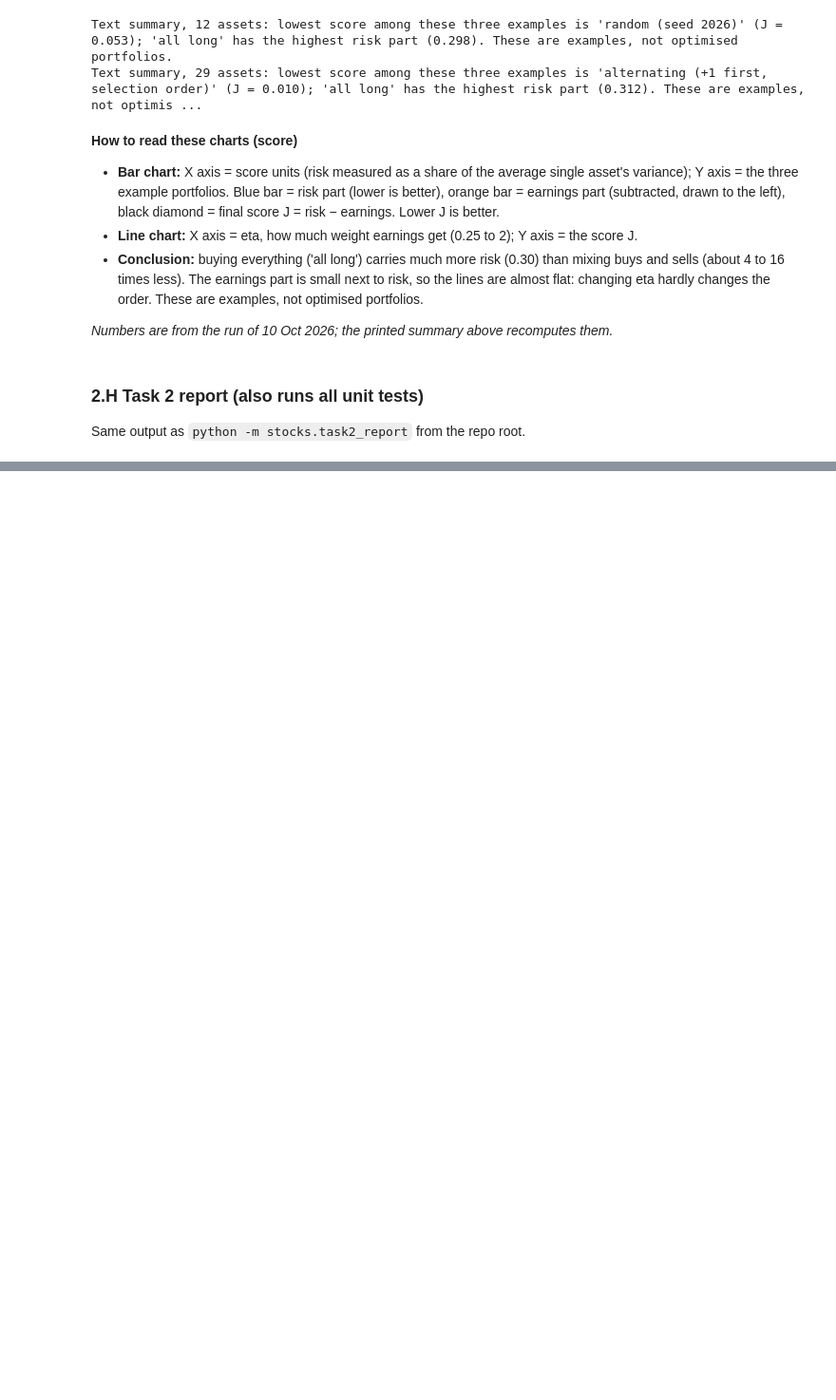
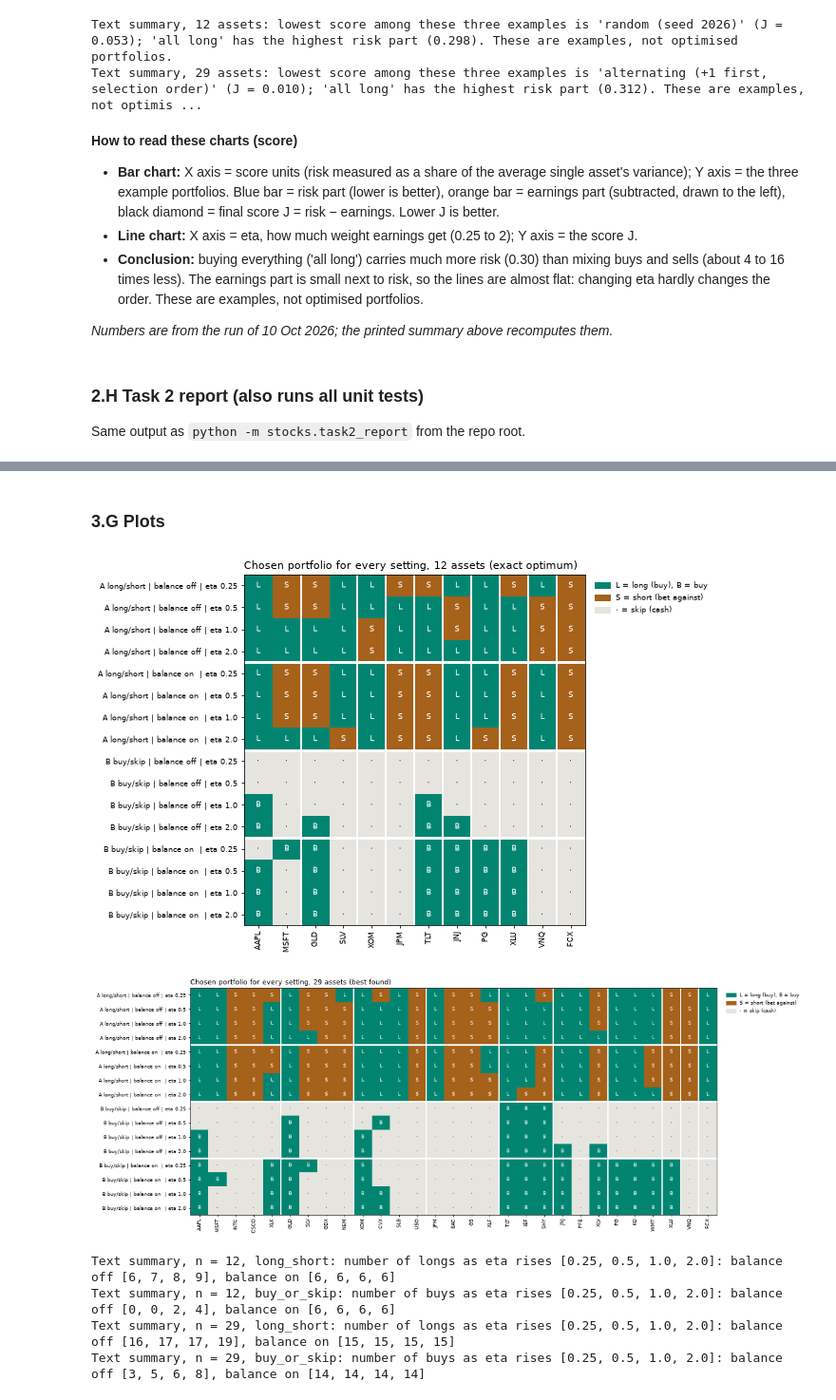
Before and after one commit to Oussema-t/zollerqu-qollab, a Jupyter notebook: stocks/stock_idea_ZollerQu.ipynb, the cells around one changed output, grey strips where cells are left out. Shown at 95% size. Cells and saved outputs as stored; diff of their text form; code cells hidden in the pictures; blank space fills up the shorter version.

Commit message:
feat(stocks): Ising encoding, exact and classical baselines
Co-Authored-By: Claude Opus 5.5 <noreply@anthropic.com>

```diff
--- a/stocks/stock_idea_ZollerQu.ipynb
+++ b/stocks/stock_idea_ZollerQu.ipynb
@@ -1099,0 +1360,19 @@ RESULT: PASS
+# %%
+for n in RUN_SIZES:
+    setup, frame = setups3[n], result_frame(n)
+    b, e = setup["benchmark_metrics"], setup["equal_weight_metrics"]
+    print(f"n = {n}, test weeks {len(setup['test_assets'])}. Context: SPY {100 * b['mean']:+.3f} %/week, volatility "
+          f"{100 * b['volatility']:.2f} %, worst week {100 * b['worst_week']:+.1f} %; equal-weight long-only "
+          f"{100 * e['mean']:+.3f} %/week, volatility {100 * e['volatility']:.2f} %, worst week {100 * e['worst_week']:+.1f} %")
+    table = pd.DataFrame({
+        "mean return (%/week)": [100 * t["mean"] for t in frame["test"]],
+        "volatility (%/week)": [100 * t["volatility"] for t in frame["test"]],
+        "worst week (%)": [100 * t["worst_week"] for t in frame["test"]],
+        "exposure": [t["exposure"] for t in frame["test"]],
+        "corr with SPY": [np.nan if t["corr_benchmark"] is None else t["corr_benchmark"] for t in frame["test"]],
+        "percentile: mean": frame["test_percentile_mean"], "percentile: volatility": frame["test_percentile_volatility"],
+        "random median mean (%)": 100 * frame["random_mean_median"],
+        "random median vol (%)": 100 * frame["random_volatility_median"],
+    }, index=frame.index)
+    with pd.option_context("display.float_format", "{:.3f}".format):
+        display(table)
@@ -1099,0 +1418,52 @@ RESULT: PASS
+# %% [markdown]
+### 3.G Plots
+# %%
+from matplotlib.colors import ListedColormap
+from matplotlib.patches import Patch
+
+SHORT, SKIP, PLUS = 0, 1, 2
+state_colors = ListedColormap([BROWN, "#e5e4df", TEAL])
+for n in RUN_SIZES:
+    tickers = setups3[n]["tickers"]
+    order = [t for t in kaggle_data.TICKERS if t in tickers]
+    idx = [tickers.index(t) for t in order]
+    codes, letters, labels = [], [], []
+    for r in results3[n]:
+        spins = np.array(r["spins"])[idx]
+        long_short = r["mode"] == ising.MODE_LONG_SHORT
+        codes.append(np.where(spins > 0, PLUS, SHORT if long_short else SKIP))
+        letters.append([("L" if long_short else "B") if v > 0 else ("S" if long_short else "·") for v in spins])
+        labels.append(f"{'A long/short' if long_short else 'B buy/skip'} | balance {'on ' if r['balance'] else 'off'} | eta {r['eta']}")
+    fig, ax = plt.subplots(figsize=(0.42 * n + 4.5, 6.2))
+    ax.imshow(np.array(codes), cmap=state_colors, vmin=0, vmax=2, aspect="auto")
+    for row, line in enumerate(letters):
+        for col, letter in enumerate(line):
+            ax.text(col, row, letter, ha="center", va="center", fontsize=8,
+                    color="black" if codes[row][col] == SKIP else "white")
+    ax.set_xticks(range(n), order, rotation=90, fontsize=8)
+    ax.set_yticks(range(len(labels)), labels, fontsize=8)
+    in_order = [kaggle_data.GROUP_OF[t] for t in order]
+    for k in range(1, n):
+        if in_order[k] != in_order[k - 1]:
+            ax.axvline(k - 0.5, color="white", linewidth=2)
+    for k in range(4, len(labels), 4):
+        ax.axhline(k - 0.5, color="white", linewidth=3)
+    kind = "exact optimum" if results3[n][0]["n_optimal"] is not None else "best found"
+    ax.set_title(f"Chosen portfolio for every setting, {n} assets ({kind})", loc="left", fontsize=11)
+    ax.legend(handles=[Patch(color=TEAL, label="L = long (buy), B = buy"), Patch(color=BROWN, label="S = short (bet against)"),
+                       Patch(color="#e5e4df", label="· = skip (cash)")], loc="upper left", bbox_to_anchor=(1.01, 1), frameon=False, fontsize=8)
+    fig.tight_layout()
+    plt.show()
+
+for n in RUN_SIZES:
+    for mode, plus in ((ising.MODE_LONG_SHORT, "longs"), (ising.MODE_BUY_OR_SKIP, "buys")):
+        counts = {bal: [r["n_plus"] for r in results3[n] if r["mode"] == mode and r["balance"] == bal] for bal in (False, True)}
+        print(f"Text summary, n = {n}, {mode}: number of {plus} as eta rises {list(ETA_GRID)}: balance off {counts[False]}, "
+              f"balance on {counts[True]}")
+# %% [output]
+[figure, added]
+[figure, added]
+Text summary, n = 12, long_short: number of longs as eta rises [0.25, 0.5, 1.0, 2.0]: balance off [6, 7, 8, 9], balance on [6, 6, 6, 6]
+Text summary, n = 12, buy_or_skip: number of buys as eta rises [0.25, 0.5, 1.0, 2.0]: balance off [0, 0, 2, 4], balance on [6, 6, 6, 6]
+Text summary, n = 29, long_short: number of longs as eta rises [0.25, 0.5, 1.0, 2.0]: balance off [16, 17, 17, 19], balance on [15, 15, 15, 15]
+Text summary, n = 29, buy_or_skip: number of buys as eta rises [0.25, 0.5, 1.0, 2.0]: balance off [3, 5, 6, 8], balance on [14, 14, 14, 14]
```
Also changed, not shown: parts of 29 cells of this notebook, 7 other files.
